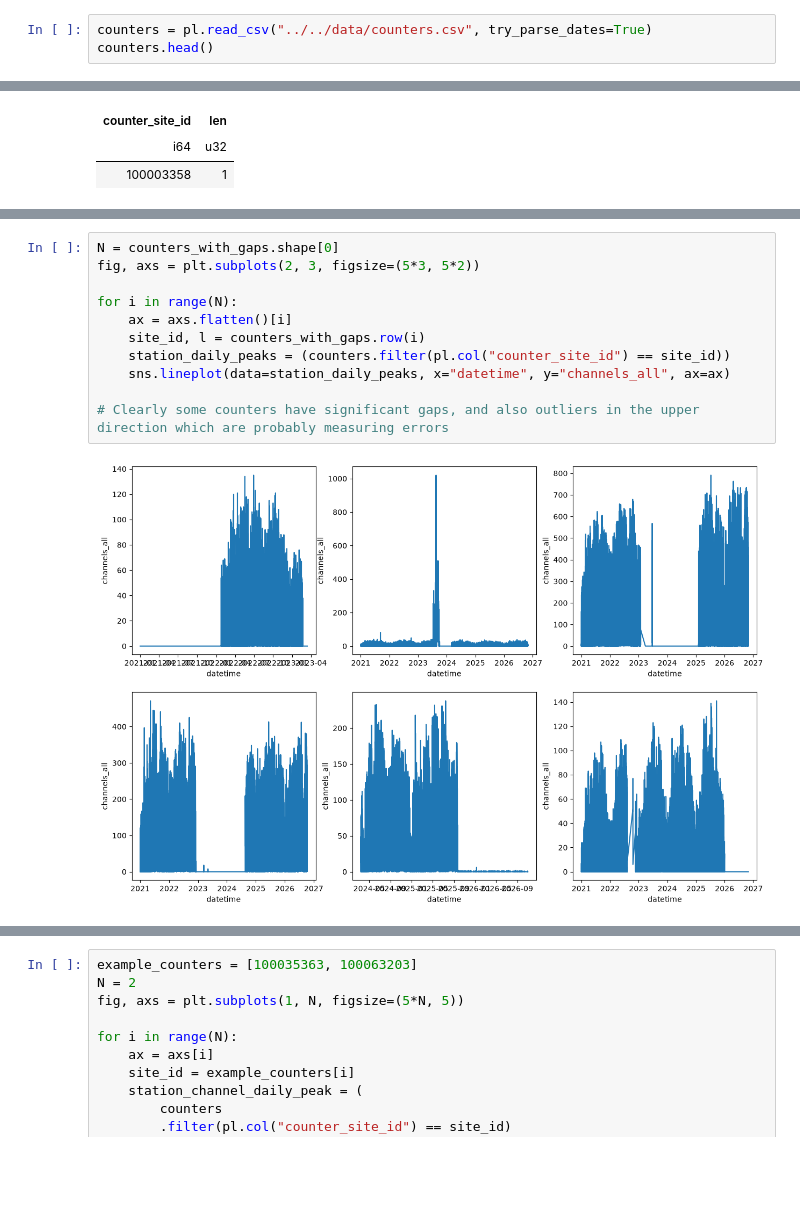
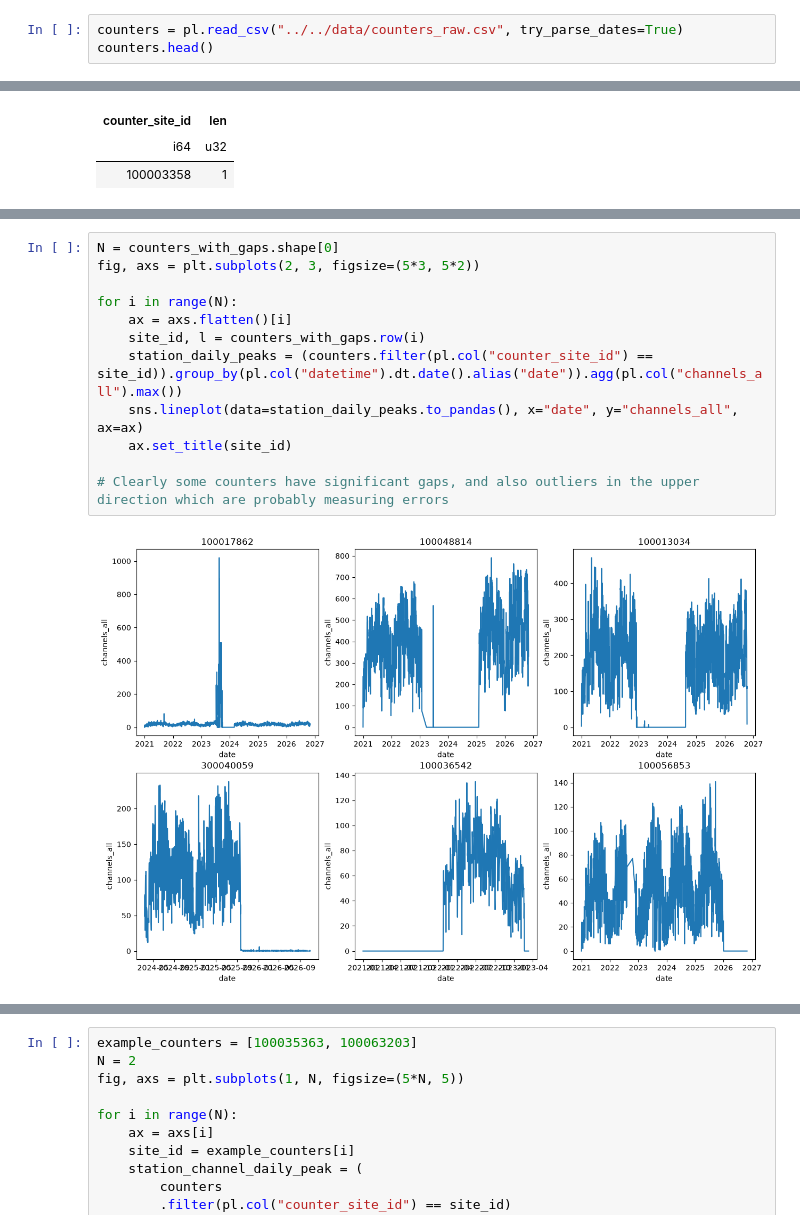
Before and after one commit to danrocag/fahrrad-analyse, a Jupyter notebook: src/fahrrad_analyse/clean.ipynb, the cells around one changed output, grey strips where cells are left out. Cells and saved outputs as stored; diff of their text form; blank space fills up the shorter version.

```diff
--- a/src/fahrrad_analyse/clean.ipynb
+++ b/src/fahrrad_analyse/clean.ipynb
@@ -4,6 +4,6 @@ import numpy as np
 import seaborn as sns
 import matplotlib.pyplot as plt
 # %%
-counters = pl.read_csv("../../data/counters.csv", try_parse_dates=True)
+counters = pl.read_csv("../../data/counters_raw.csv", try_parse_dates=True)
 counters.head()
 # %% [output]
@@ -110,16 +110,17 @@ shape: (6, 2)
 # %%
 N = counters_with_gaps.shape[0]
 fig, axs = plt.subplots(2, 3, figsize=(5*3, 5*2))
 
 for i in range(N):
     ax = axs.flatten()[i]
     site_id, l = counters_with_gaps.row(i)
-    station_daily_peaks = (counters.filter(pl.col("counter_site_id") == site_id))
-    sns.lineplot(data=station_daily_peaks, x="datetime", y="channels_all", ax=ax)
+    station_daily_peaks = (counters.filter(pl.col("counter_site_id") == site_id)).group_by(pl.col("datetime").dt.date().alias("date")).agg(pl.col("channels_all").max())
+    sns.lineplot(data=station_daily_peaks.to_pandas(), x="date", y="channels_all", ax=ax)
+    ax.set_title(site_id)
 
 # Clearly some counters have significant gaps, and also outliers in the upper direction which are probably measuring errors
 # %% [output]
-[figure, old version]
+[figure, new version]
 # %%
 N = counters_with_gaps.shape[0]
 fig, axs = plt.subplots(1, N, figsize=(5*N, 5))
```
Also changed, not shown: parts of 10 cells of this notebook, 2 other files.
